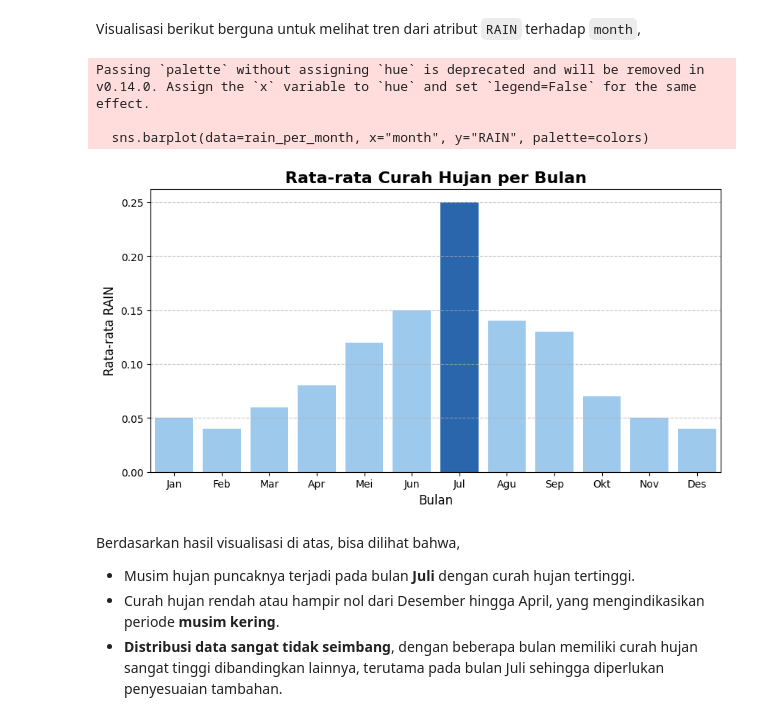
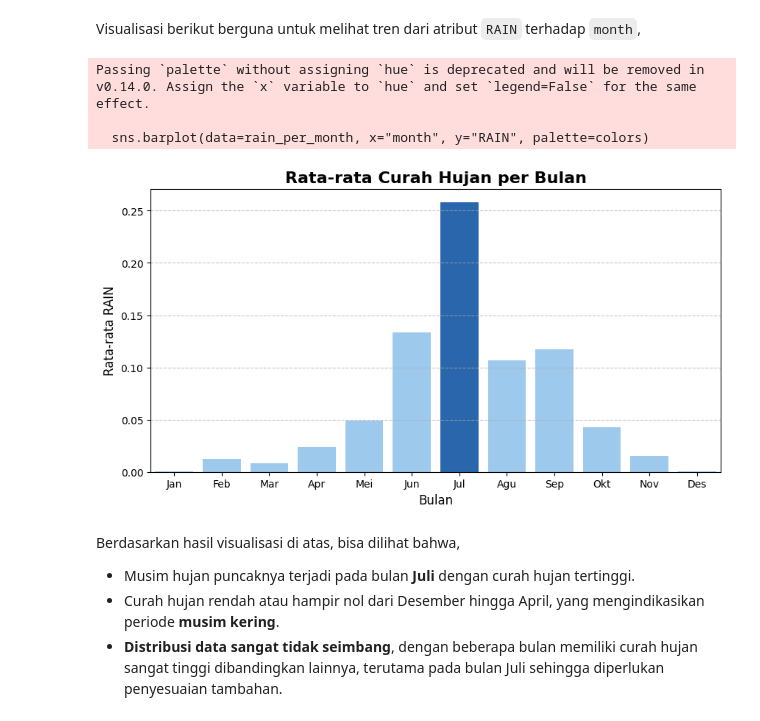
Before and after one commit to jijiau/Dicoding-Analisis-Data, a Jupyter notebook: notebook.ipynb, the cells around one changed output. Drawn from its saved outputs; the diff is of its cells as text; code cells hidden in the pictures.

```diff
--- a/notebook.ipynb
+++ b/notebook.ipynb
@@ -187,30 +187,31 @@ max       13.200000
 # %% [markdown]
 Visualisasi berikut berguna untuk melihat tren dari atribut `RAIN` terhadap `month`,
 # %%
-rain_per_month = pd.DataFrame({
-    "month": list(range(1, 13)),
-    "RAIN": [0.05, 0.04, 0.06, 0.08, 0.12, 0.15, 0.25, 0.14, 0.13, 0.07, 0.05, 0.04]
-})
+rain_per_month = df.groupby("month", as_index=False)["RAIN"].mean()
 
+# Menentukan bulan dengan curah hujan tertinggi
 highlight_month = rain_per_month.loc[rain_per_month["RAIN"].idxmax(), "month"]
 
+# Menentukan warna untuk setiap batang dalam chart
 colors = ["#90CAF9" if month != highlight_month else "#1565C0" for month in rain_per_month["month"]]
 
 # Plot bar chart
 plt.figure(figsize=(10, 5))
 sns.barplot(data=rain_per_month, x="month", y="RAIN", palette=colors)
+
+# Formatting
 plt.title("Rata-rata Curah Hujan per Bulan", fontsize=16, fontweight="bold")
 plt.xlabel("Bulan", fontsize=12)
 plt.ylabel("Rata-rata RAIN", fontsize=12)
 plt.xticks(range(12), ["Jan", "Feb", "Mar", "Apr", "Mei", "Jun", "Jul", "Agu", "Sep", "Okt", "Nov", "Des"])
 plt.grid(axis="y", linestyle="--", alpha=0.7)
 
 plt.show()
 # %% [output]
 Passing `palette` without assigning `hue` is deprecated and will be removed in v0.14.0. Assign the `x` variable to `hue` and set `legend=False` for the same effect.
 
   sns.barplot(data=rain_per_month, x="month", y="RAIN", palette=colors)
-[figure, old version]
+[figure, new version]
 # %% [markdown]
 Berdasarkan hasil visualisasi di atas, bisa dilihat bahwa,
 - Musim hujan puncaknya terjadi pada bulan **Juli** dengan curah hujan tertinggi.
```
Also changed, not shown: parts of 2 cells of this notebook, 1 other file.
